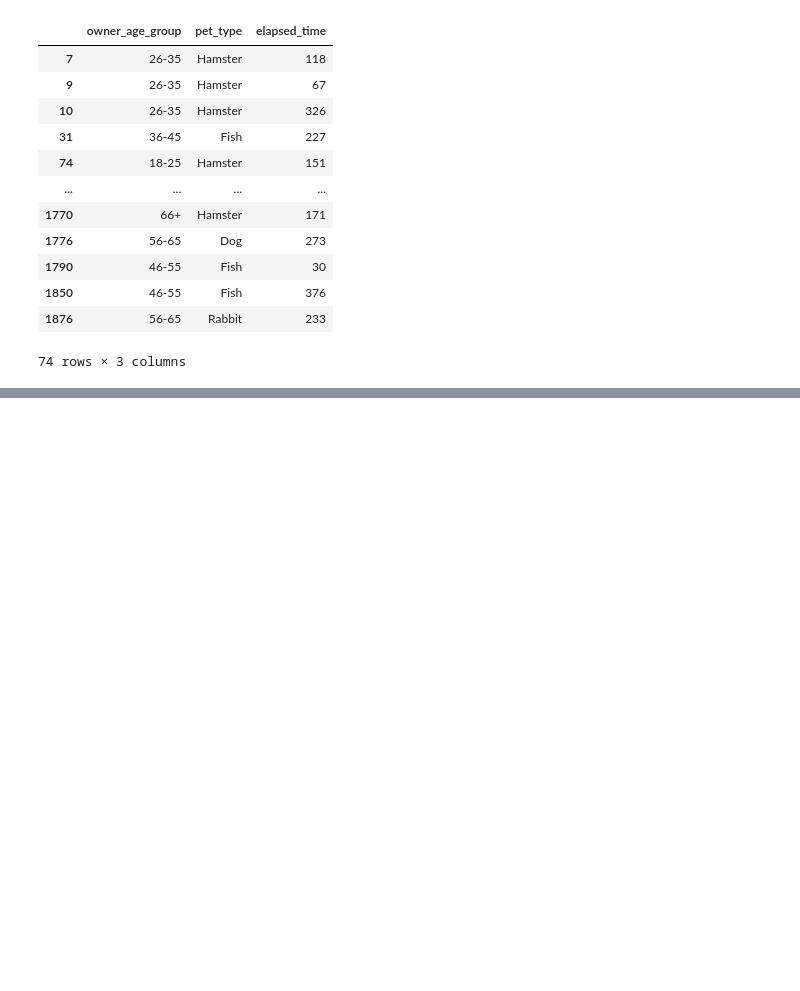
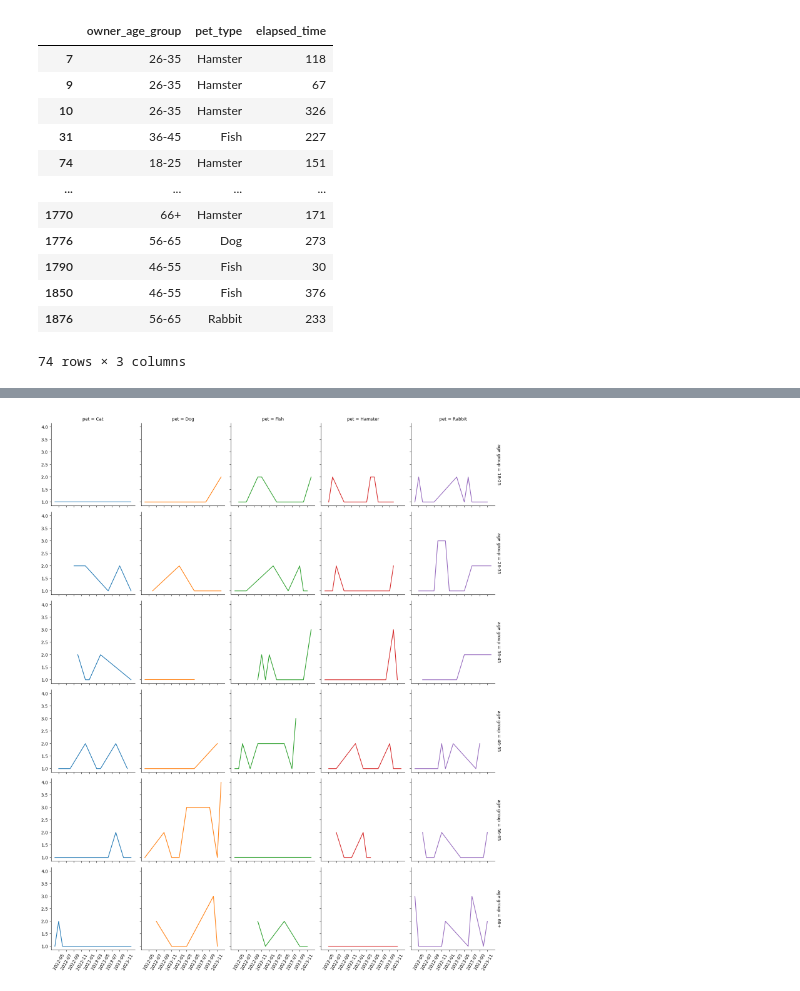
Before and after one commit to kozmik-moore/pet-software-developer-pipeline, a Jupyter notebook: code/notebook.ipynb, the cells around one changed output, grey strips where cells are left out. Saved outputs shown, nothing was run; the diff lists cells and outputs as text; code cells hidden in the pictures; blank space fills up the shorter version.

```diff
--- a/code/notebook.ipynb
+++ b/code/notebook.ipynb
@@ -229,0 +296,16 @@ def activities_time_series(
+# %%
+tdf = cleaned.loc[(cleaned.activity_type == 'Playing')].copy()
+tdf = features.add_dt_column(tdf)
+tdf = features.add_dt_column(tdf, 'month')
+gtdf = tdf.groupby(['year', 'month', 'pet_type', 'owner_age_group'], observed=False).activity_type.value_counts().reset_index(name='counts')
+fgtdf = gtdf.loc[gtdf.counts != 0].copy()
+fgtdf['date'] = pd.to_datetime(fgtdf.year.astype(str) + '-' + fgtdf.month.astype(str))
+g = sns.FacetGrid(fgtdf, col='pet_type', row='owner_age_group', margin_titles=True)
+g.map(sns.lineplot, 'date', 'counts', 'pet_type')
+g.set(ylabel='', xlabel='')
+g.tick_params(axis='x', rotation=60)
+g.set_titles(col_template='pet = {col_name}', row_template='age group = {row_name}')
+plt.tight_layout()
+plt.show()
+# %% [output]
+[figure, added]
```
Also changed, not shown: parts of 3 cells of this notebook.
